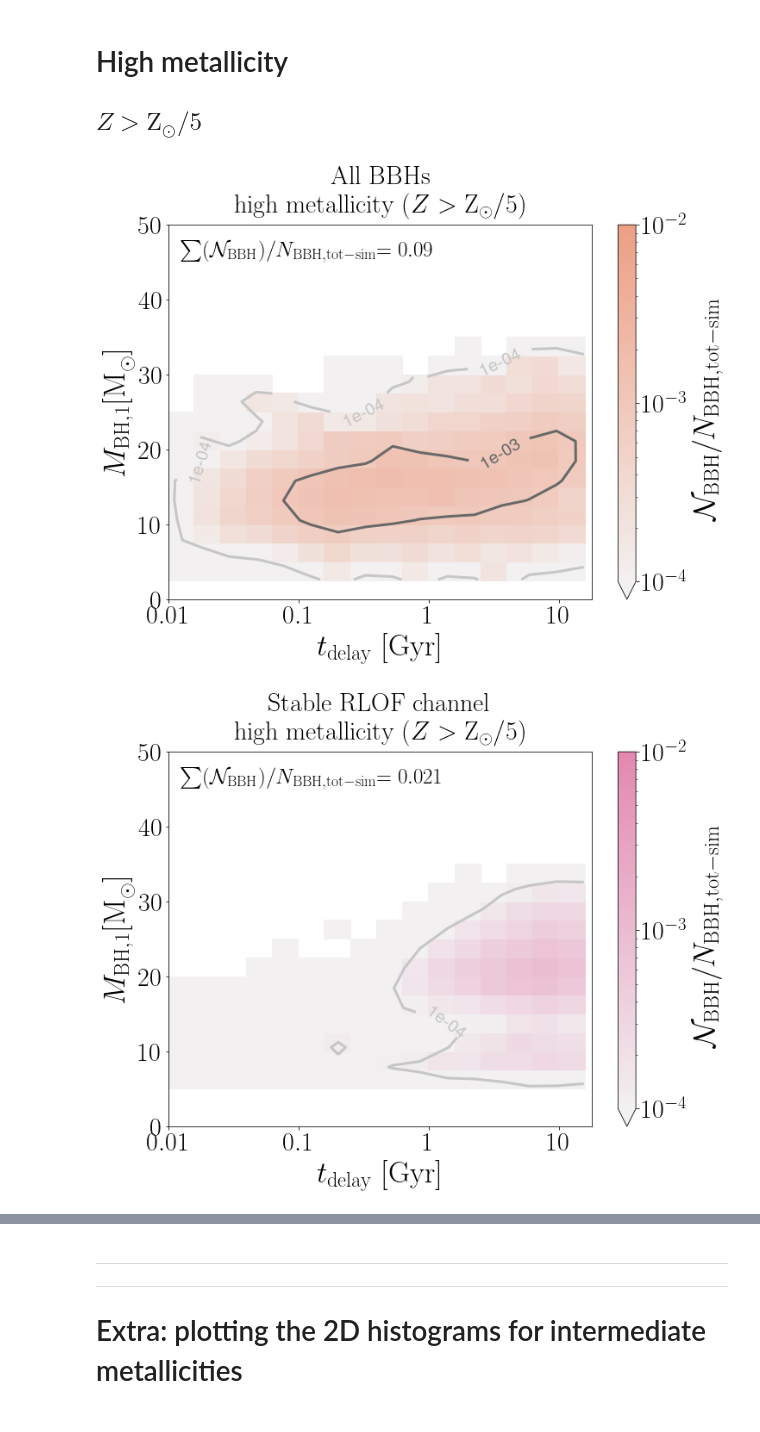
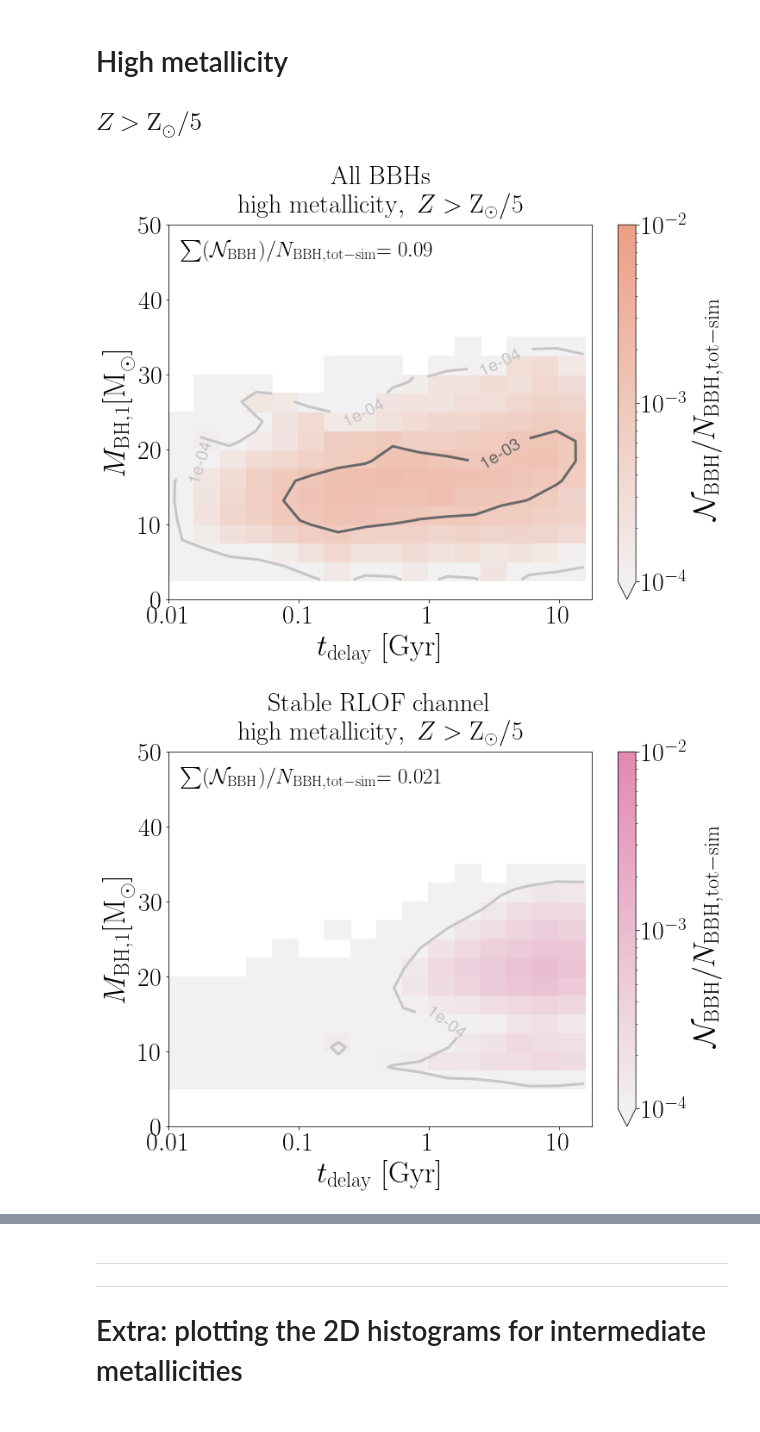
Before and after one commit to LiekeVanSon/RedshiftEvolution_BBHMergers_WeightyMatter, a Jupyter notebook: Code/2_Histograms_Mbh_tdelay.ipynb, the cells around one changed output, grey strips where cells are left out. Drawn from its saved outputs; the diff is of its cells as text; code cells hidden in the pictures.

```diff
--- a/Code/2_Histograms_Mbh_tdelay.ipynb
+++ b/Code/2_Histograms_Mbh_tdelay.ipynb
@@ -267,35 +267,35 @@ Tot_counts = plot_2dHist_MBH_tdelay(DCO, Bool, title='$\mathrm{CE \ channel}$'+'
 # %%
 #######################
 # High metallicity
 high_Z_bool = DCO['Metallicity@ZAMS(1)'] > 0.014/5
 
 
 ## All BBH
 Bool =  DCO_mask * nonCHE_bool* high_Z_bool
 kleur_map = sns.light_palette("#ED9F85", as_cmap=True)
-Tot_counts = plot_2dHist_MBH_tdelay(DCO, Bool, title='$\mathrm{All \ BBHs}$'+'\n'+'$\mathrm{high \ metallicity} \ (Z > \mathrm{Z_{\odot}}/5 )$',  normalize = N_BBH_tot,
+Tot_counts = plot_2dHist_MBH_tdelay(DCO, Bool, title='$\mathrm{All \ BBHs}$'+'\n'+'$\mathrm{high \ metallicity} ,\ Z > \mathrm{Z_{\odot}}/5 $',  normalize = N_BBH_tot,
                                     Vmin = 1e-4, Vmax = 0.01,contour_levels = [1e-4, 1e-3, 3e-3,  6e-3, 1e-2],
                                     savestr= sim_save_str+'All_highZ', kleur = kleur_map, save_plot=True )
 
 
 
 ## No CE
 noCEbool = DCO['CE_Event_Count'] == 0
 Bool = noCEbool * DCO_mask * nonCHE_bool* high_Z_bool
 kleur_map = sns.light_palette("#e388b0", as_cmap=True)#
-Tot_counts = plot_2dHist_MBH_tdelay(DCO, Bool, title='$\mathrm{Stable \ RLOF \ channel}$'+'\n'+'$\mathrm{high \ metallicity}  \ (Z > \mathrm{Z_{\odot}}/5 )$',  normalize = N_BBH_tot,
+Tot_counts = plot_2dHist_MBH_tdelay(DCO, Bool, title='$\mathrm{Stable \ RLOF \ channel}$'+'\n'+'$\mathrm{high \ metallicity}  ,\ Z > \mathrm{Z_{\odot}}/5 $',  normalize = N_BBH_tot,
                                     Vmin = 1e-4, Vmax = 0.01,contour_levels = [1e-4, 1e-3, 3e-3,  6e-3, 1e-2],
                                     savestr= sim_save_str+'RLOF_highZ', kleur = kleur_map, save_plot=True )
 
 
 
 ## At least 1 CE
 CEbool = DCO['CE_Event_Count'] > 0
 Bool = CEbool *DCO_mask * nonCHE_bool* high_Z_bool
 kleur_map = sns.light_palette("#73bdb3", as_cmap=True)#
-Tot_counts = plot_2dHist_MBH_tdelay(DCO, Bool, title='$\mathrm{CE \ channel}$'+'\n'+'$\mathrm{high \ metallicity}  \ (Z > \mathrm{Z_{\odot}}/5 )$',  normalize = N_BBH_tot,
+Tot_counts = plot_2dHist_MBH_tdelay(DCO, Bool, title='$\mathrm{CE \ channel}$'+'\n'+'$\mathrm{high \ metallicity}  ,\ Z > \mathrm{Z_{\odot}}/5 $',  normalize = N_BBH_tot,
                                     Vmin = 1e-4, Vmax = 0.01,contour_levels = [1e-4, 1e-3, 3e-3,  6e-3, 1e-2],
                                     savestr= sim_save_str+'CE_highZ', kleur = kleur_map, save_plot=True )
 # %% [output]
-[figure, old version]
+[figure, new version]
-[figure, old version]
+[figure, new version]
```
Also changed, not shown: parts of 6 cells of this notebook.
